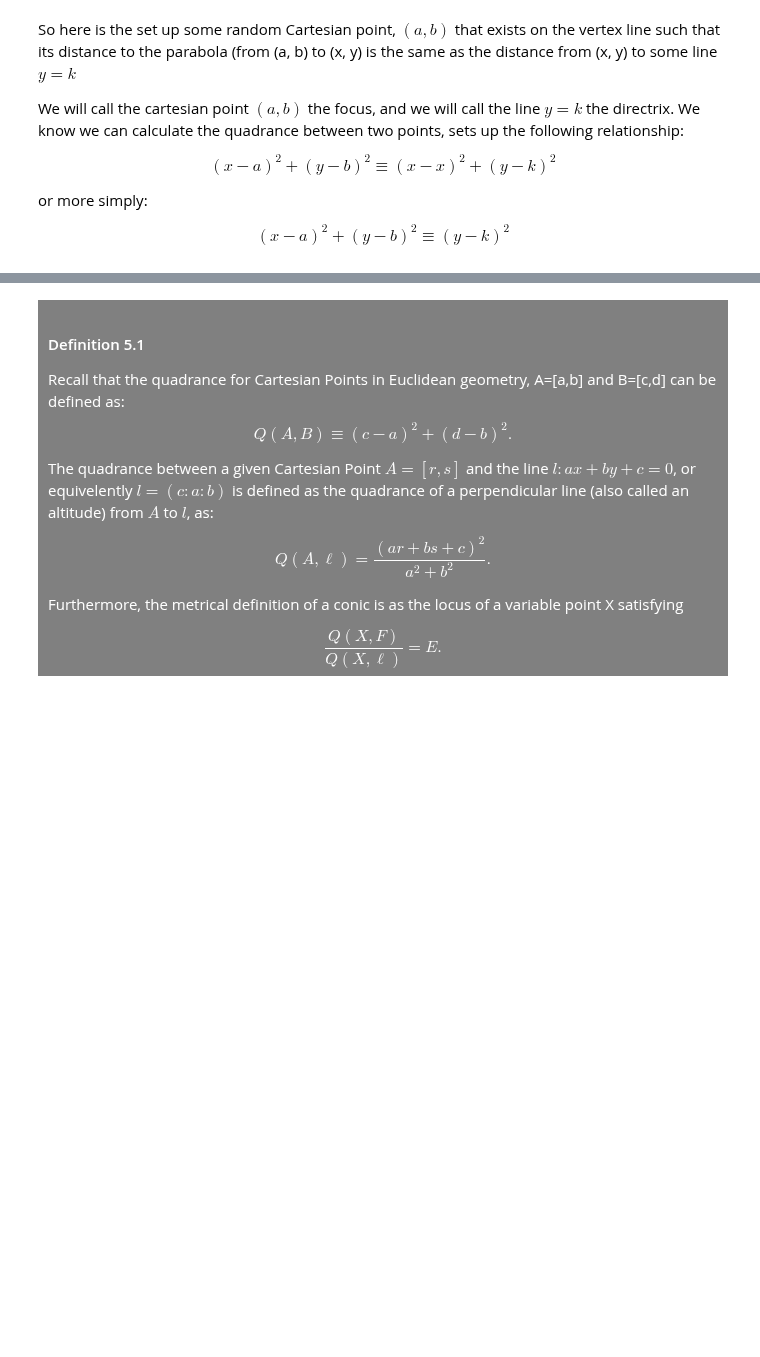
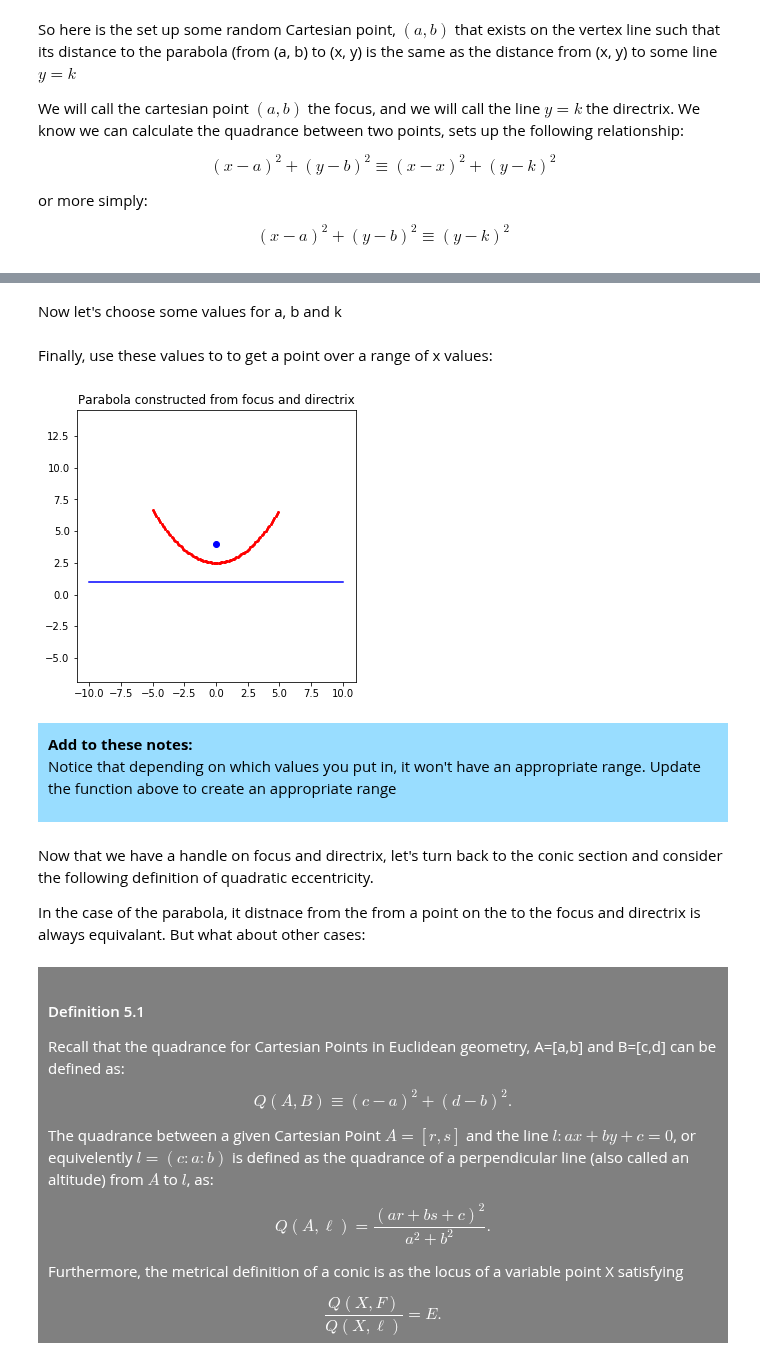
Before and after one commit to jgab3103/Jamie-Gabriel, a Jupyter notebook: Notebooks/jovyan/MathNotebooks/Algebraic_Calculus_Notes_14.ipynb, the cells around one changed output, grey strips where cells are left out. Saved outputs shown, nothing was run; the diff lists cells and outputs as text; code cells hidden in the pictures; blank space fills up the shorter version.

Commit message:
focus and directrix completed

```diff
--- a/Notebooks/jovyan/MathNotebooks/Algebraic_Calculus_Notes_14.ipynb
+++ b/Notebooks/jovyan/MathNotebooks/Algebraic_Calculus_Notes_14.ipynb
@@ -388,0 +379,2 @@ Note that in doing so, we are going to step beyond strictly Affine view of the w
+# %%
+x, y, a, b, k = sp.symbols('x, y, a, b, k')
@@ -389,3 +397,38 @@ Note that in doing so, we are going to step beyond strictly Affine view of the w
+# %%
+def compute_parabola_from_focus_and_directrix(a, b, k, x):
+    numerator = b**2 - k**2 + (a - x)**2
+    denominator = 2 * (b - k)
+    return(float(numerator / denominator))
+# %% [markdown]
+Now let's choose some values for a, b and k
+# %%
+a = 0
+b = 4
+k = 1
+# %% [markdown]
+Finally, use these values to to get a point over a range of x values:
+# %%
+x_values = np.arange(-5, 5, .1)
+y_values = [compute_parabola_from_focus_and_directrix(a,b,k, i) for i in np.arange(-5, 5, .1)]
+# %%
+fig, ax = plt.subplots(1, 1, figsize=(5,5))
+focus = ax.plot(a, b, "bo")
+directrix = ax.plot([-10, 10], [k, k], "b")
+p2 = ax.plot(x_values, y_values, "ro", markersize = 2)
+p3 = ax.axis('equal')
+p4 = ax.set_title('Parabola constructed from focus and directrix')
+# %% [output]
+[figure, added]
+# %% [markdown]
+<div style="background:#99ddff; color:black; padding: 10px">
+<b>Add to these notes:</b>
+
+Notice that depending on which values you put in, it won't have an appropriate range. Update the function above to create an appropriate range
+</div>
+# %% [markdown]
+Now that we have a handle on focus and directrix, let's turn back to the conic section and consider the following definition of quadratic eccentricity.
+
+In the case of the parabola, it distnace from the from a point on the to the focus and directrix is always equivalant. But what about other cases:
 # %% [markdown]
 <div style="background:gray; color:white; padding: 10px">
 
```
Also changed, not shown: parts of 10 cells of this notebook.
